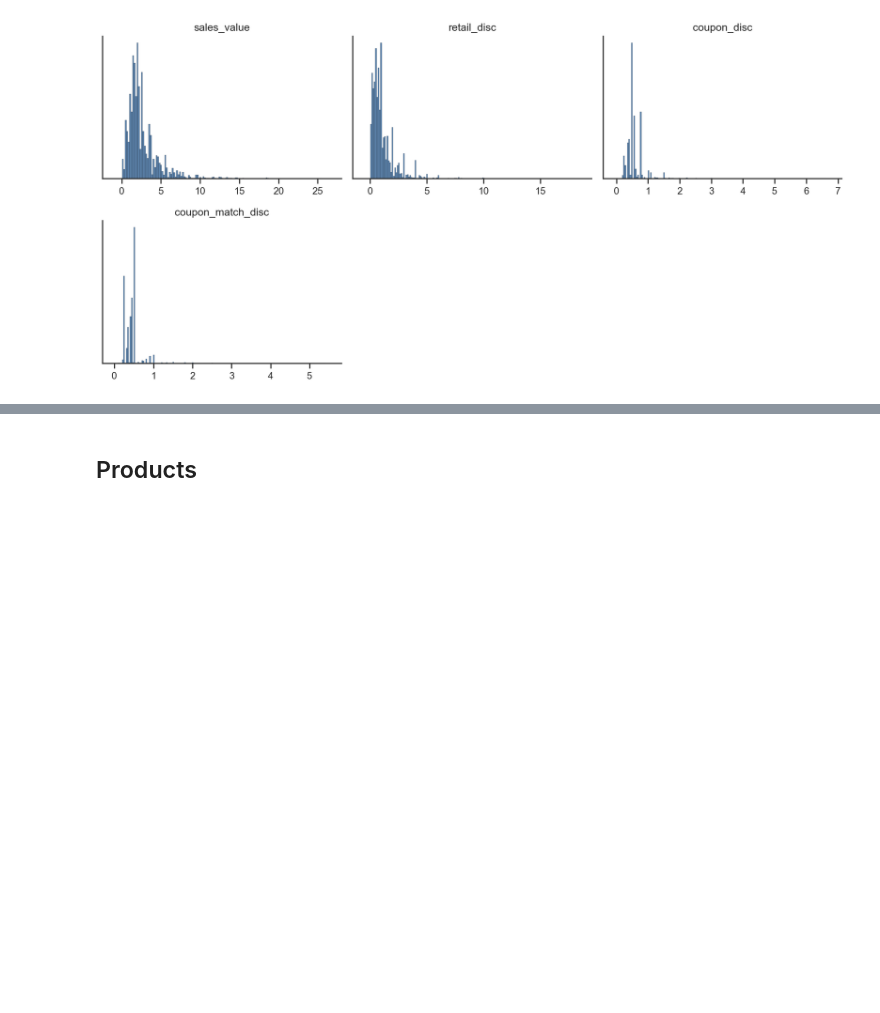
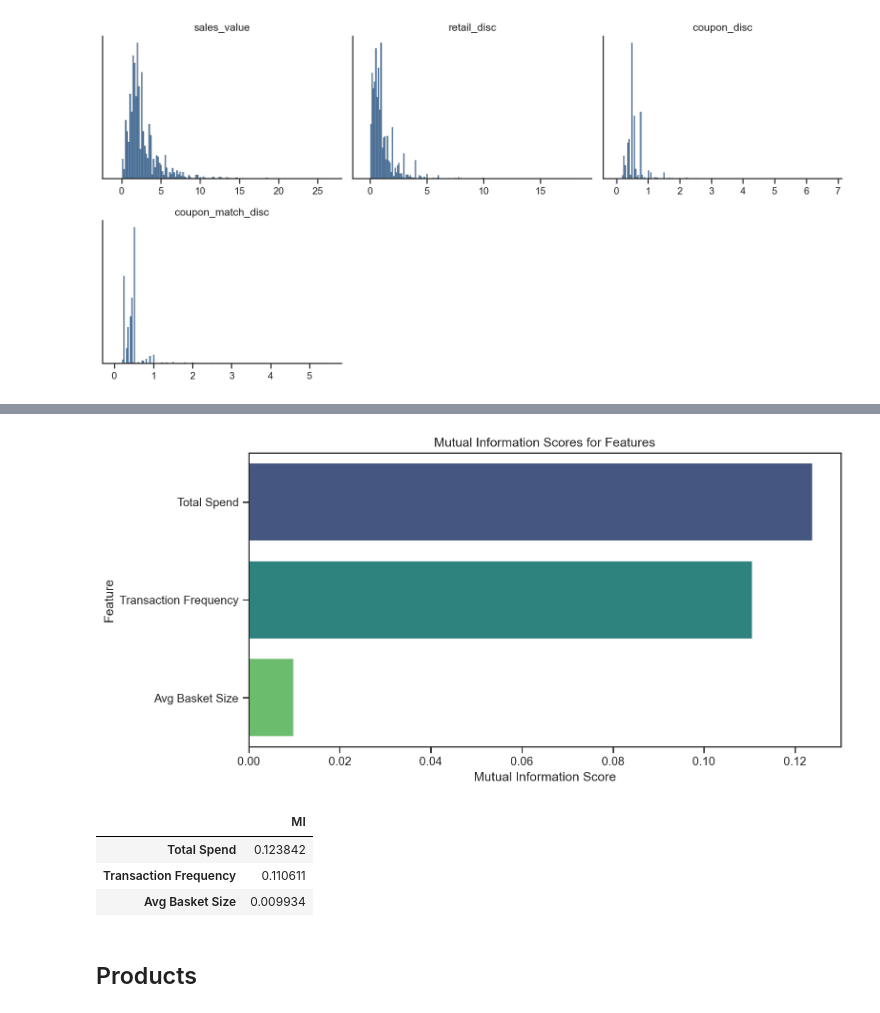
Before and after one commit to Kasperclowes/QBUS3820-Group-Assignment, a Jupyter notebook: RUN.ipynb, the cells around one changed output, grey strips where cells are left out. Cells and saved outputs as stored; diff of their text form; code cells hidden in the pictures; blank space fills up the shorter version.

```diff
--- a/RUN.ipynb
+++ b/RUN.ipynb
@@ -252,3 +252,11 @@ eda.distplots(customer_features)
+# %%
+eda.mutual_information_table(customer_features, target=churn_train, continuous= ['Total Spend', 'Transaction Frequency', 'Avg Basket Size'])
+# %% [output]
+[figure, added]
+|  | MI |
+| Total Spend | 0.123842 |
+| Transaction Frequency | 0.110611 |
+| Avg Basket Size | 0.009934 |
 # %% [markdown]
 ## Products
 # %%
```
Also changed, not shown: parts of 1 cell of this notebook.
